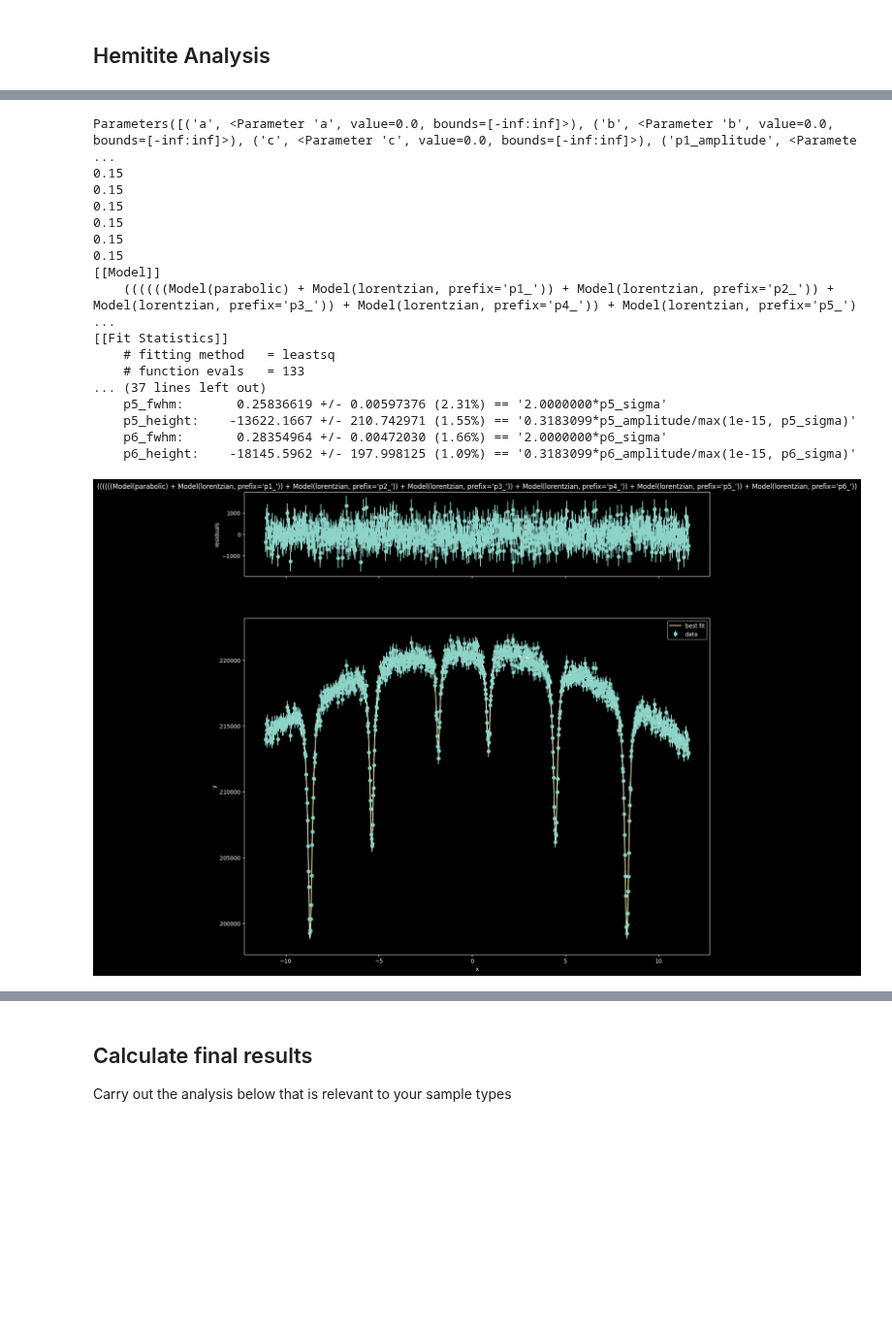
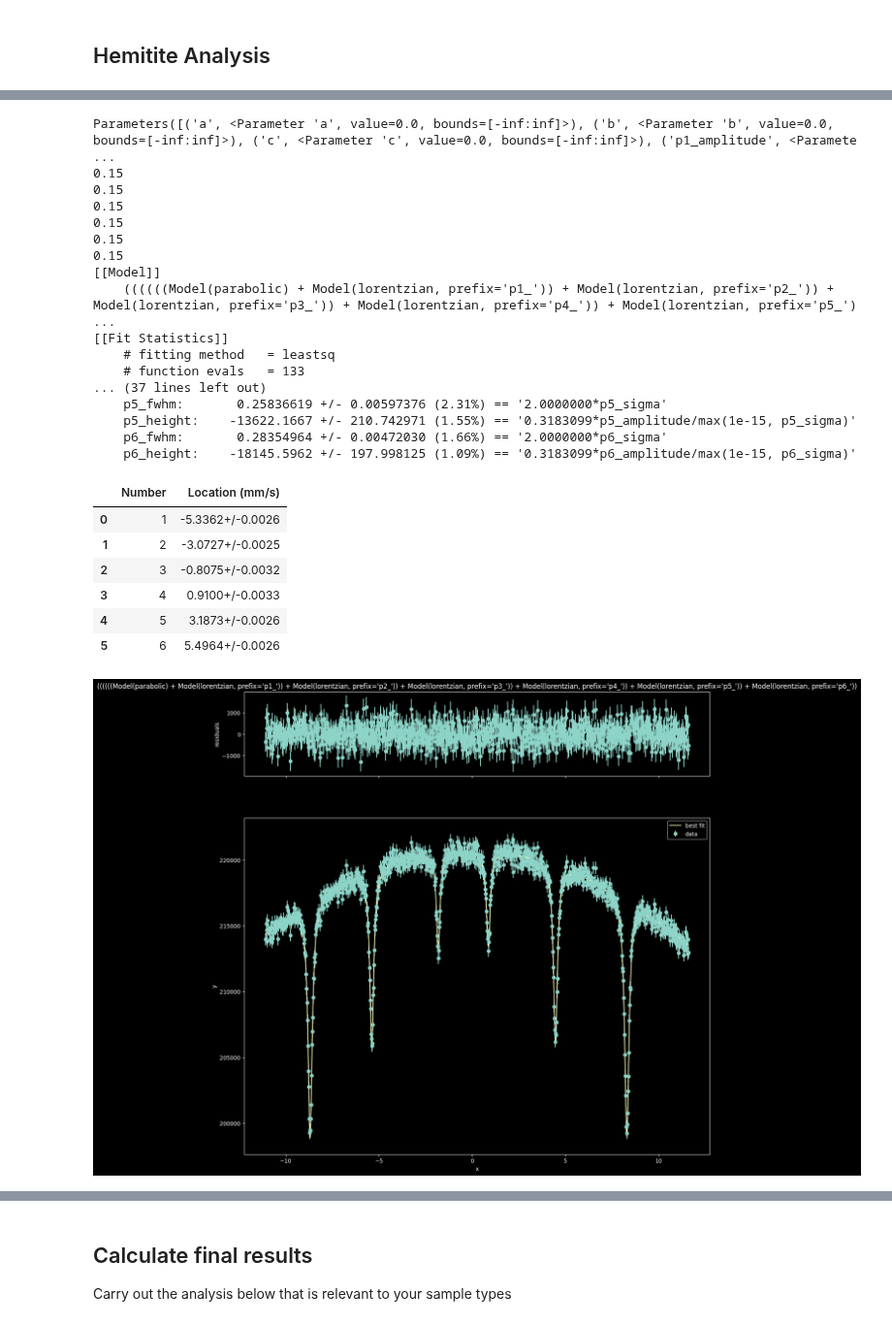
Before and after one commit to nattitanic/phys431, a Jupyter notebook: mossbauer-spectroscopy-main/Mossbauer Full Analysis (Template).ipynb, the cells around one changed output, grey strips where cells are left out. Shown at 97% size. Drawn from its saved outputs; the diff is of its cells as text; code cells hidden in the pictures; blank space fills up the shorter version.

```diff
--- a/mossbauer-spectroscopy-main/Mossbauer Full Analysis (Template).ipynb
+++ b/mossbauer-spectroscopy-main/Mossbauer Full Analysis (Template).ipynb
@@ -532,6 +521,22 @@ model_fit = model.fit(prus['Counts'][Index], params, x=prus['velocity'], weights
 print(model_fit.fit_report(show_correl=False))
 myfig=plt.figure(figsize=(15,15))
 model_fit.plot(fig=myfig)
+plt.savefig("./output/pruside.png")
+
+
+# Save the parameters from the best fit
+prus_params = model_fit.params
+prus_peaks = []
+for parm in prus_params:
+    if parm.endswith('center'):
+        prus_peaks.append(unc.ufloat(prus_params[parm].value, prus_params[parm].stderr))
+
+
+
+prus_peaks_df = pd.DataFrame()
+prus_peaks_df['Number'] = [1,2]
+prus_peaks_df['Location (mm/s)'] = prus_peaks
+prus_peaks_df
 # %% [output]
 Parameters([('a', <Parameter 'a', value=0.0, bounds=[-inf:inf]>), ('b', <Parameter 'b', value=0.0, bounds=[-inf:inf]>), ('c', <Parameter 'c', value=0.0, bounds=[-inf:inf]>), ('p1_amplitude', <Paramete ...
 0.15
@@ -624,31 +641,54 @@ params['p6_center'].set(value=8.24, vary=True)
 params['p6_amplitude'].set(value= -(2.14-1.99)*1e5 * .15 * np.pi, vary=True)
 valSigma = .15
 print(valSigma)
 params['p6_sigma'].set(value=valSigma, vary=True)
 
 
 
 # Final Fitting
 model_fit = model.fit(hem['Counts'][Index], params, x=hem['velocity'], weights=1 / np.sqrt(hem['Counts'][Index]))
 print(model_fit.fit_report(show_correl=False))
 myfig = plt.figure(figsize=(15, 15))
 model_fit.plot(fig=myfig)
+plt.savefig("./output/hem.png")
+
+
+# Save the parameters from the best fit
+hem_params = model_fit.params
+hem_peaks = []
+for parm in hem_params:
+    if parm.endswith('center'):
+        hem_peaks.append(unc.ufloat(Fe_params[parm].value, Fe_params[parm].stderr))
+
+
+
+hem_peaks_df = pd.DataFrame()
+hem_peaks_df['Number'] = [1,2,3,4,5,6]
+hem_peaks_df['Location (mm/s)'] = hem_peaks
+hem_peaks_df
 # %% [output]
 Parameters([('a', <Parameter 'a', value=0.0, bounds=[-inf:inf]>), ('b', <Parameter 'b', value=0.0, bounds=[-inf:inf]>), ('c', <Parameter 'c', value=0.0, bounds=[-inf:inf]>), ('p1_amplitude', <Paramete ...
 0.15
 0.15
 0.15
 0.15
 0.15
 0.15
 [[Model]]
     ((((((Model(parabolic) + Model(lorentzian, prefix='p1_')) + Model(lorentzian, prefix='p2_')) + Model(lorentzian, prefix='p3_')) + Model(lorentzian, prefix='p4_')) + Model(lorentzian, prefix='p5_') ...
 [[Fit Statistics]]
     # fitting method   = leastsq
     # function evals   = 133
 ... (37 lines left out)
     p5_fwhm:       0.25836619 +/- 0.00597376 (2.31%) == '2.0000000*p5_sigma'
     p5_height:    -13622.1667 +/- 210.742971 (1.55%) == '0.3183099*p5_amplitude/max(1e-15, p5_sigma)'
     p6_fwhm:       0.28354964 +/- 0.00472030 (1.66%) == '2.0000000*p6_sigma'
     p6_height:    -18145.5962 +/- 197.998125 (1.09%) == '0.3183099*p6_amplitude/max(1e-15, p6_sigma)'
+|  | Number | Location (mm/s) |
+| 0 | 1 | -5.3362+/-0.0026 |
+| 1 | 2 | -3.0727+/-0.0025 |
+| 2 | 3 | -0.8075+/-0.0032 |
+| 3 | 4 | 0.9100+/-0.0033 |
+| 4 | 5 | 3.1873+/-0.0026 |
+| 5 | 6 | 5.4964+/-0.0026 |
 [figure]
```
Also changed, not shown: parts of 37 cells of this notebook, 6 other files.
